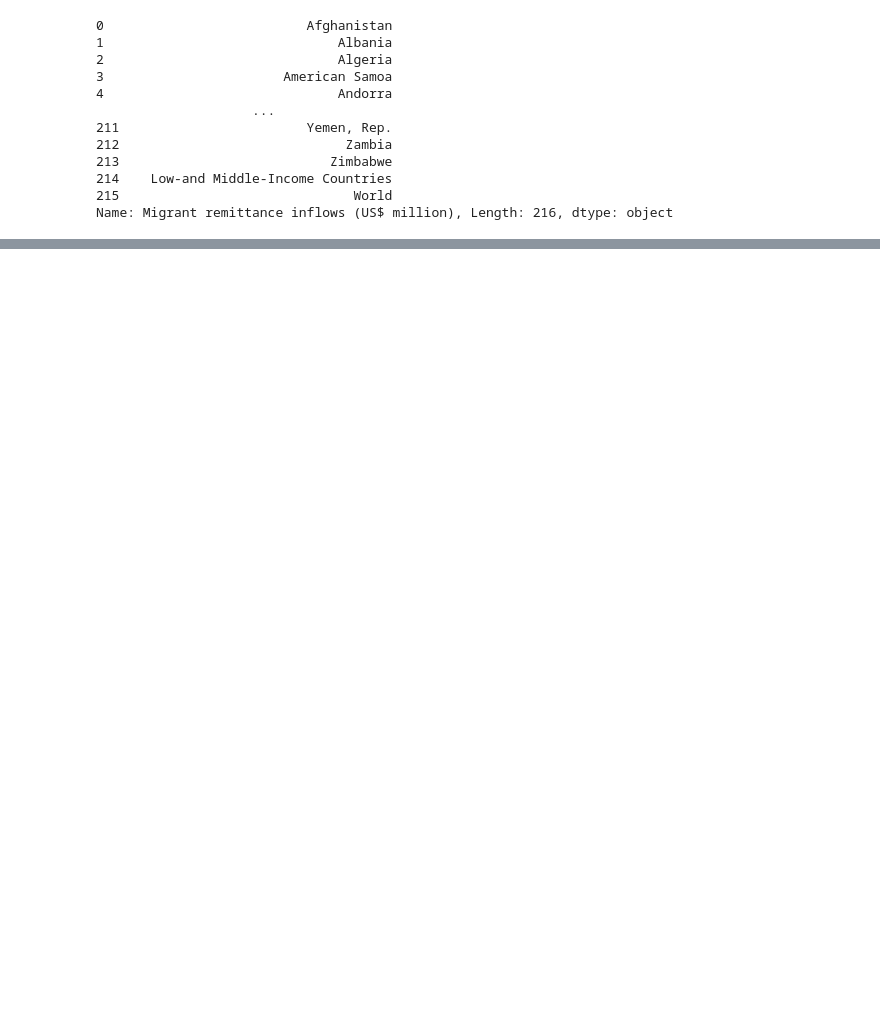
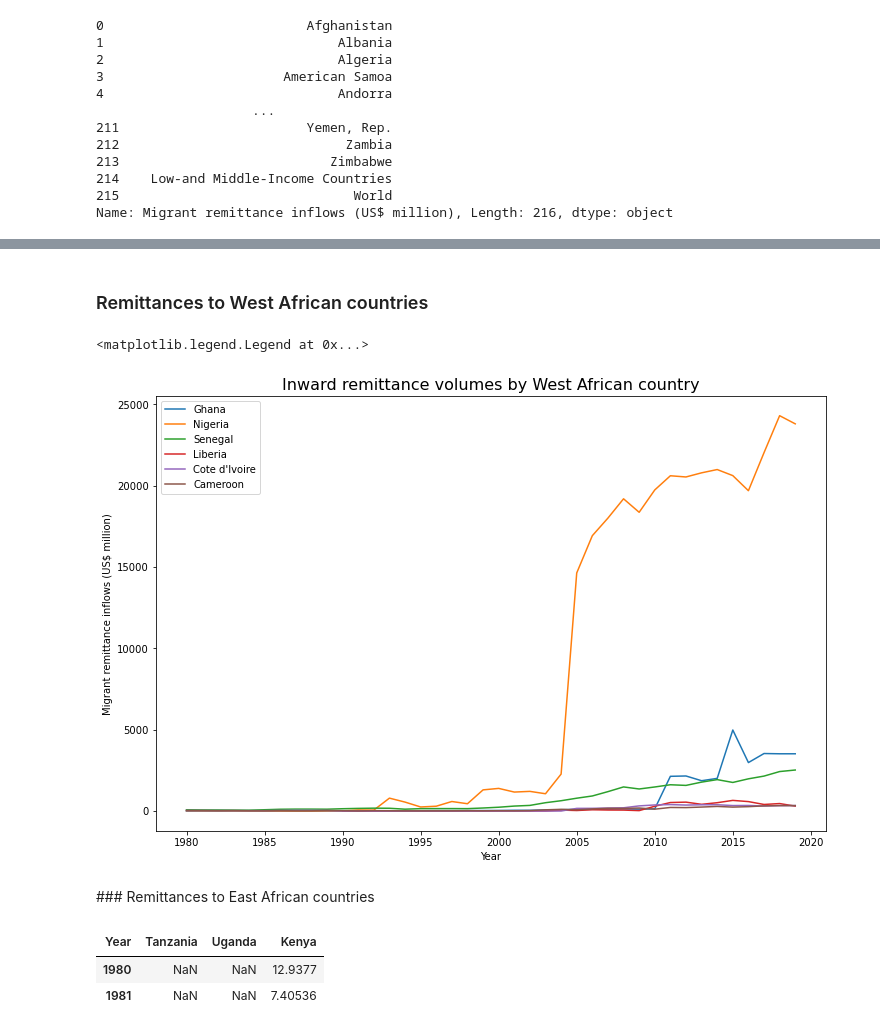
Before and after one commit to bndxn/bndxn.github.io, a Jupyter notebook: _notebooks/Remittances.ipynb, the cells around one changed output, grey strips where cells are left out. Cells and saved outputs as stored; diff of their text form; code cells hidden in the pictures; blank space fills up the shorter version.

Commit message:
Updating the remittances post

```diff
--- a/_notebooks/Remittances.ipynb
+++ b/_notebooks/Remittances.ipynb
@@ -175,0 +57,13 @@ dff.iloc[30,1:].astype(float).plot()
+# %%
+# Sendwave's current clients, describes only Ghana, Nigeria, Africa.
+# From https://www.sendwave.com/, then choosing "View available countries"
+customer_list = ['Bangladesh', 'Ghana', 'Liberia', 'Nigeria', 'Senegal', 'Tanzania', 'Kenya', 'Uganda',
+                 'Sri Lanka', "Cote d'Ivoire", 'Cameroon']
+# %%
+# Checking that all listed countries are named consistently in World Bank report
+# This gives error "ValueError: 'Ivory Coast' is not in list" -> changed this and now it find them all!
+j = 0
+for i in customer_list:
+    country_list.index(i)
+    j = j + 1
+print("Total:",j)
@@ -175,0 +81,10 @@ dff.iloc[30,1:].astype(float).plot()
+# %%
+# Customers in West Africa
+w_africa_c = ['Ghana', 'Nigeria', 'Senegal', 'Liberia', "Cote d'Ivoire", 'Cameroon'] # Cameroon is central-west
+e_africa_c = ['Tanzania', 'Uganda','Kenya']
+s_asia_c = ['Bangladesh', 'Sri Lanka']
+
+# Total markets
+e_africa = ['Djibouti', 'Eritrea', 'Ethiopia', 'Somalia', 'Sudan', 'South Sudan', 'Madagascar', 'Mauritius',
+ 'Comoros', 'Seychelles', 'Uganda', 'Rwanda', 'Burundi', 'Kenya', 'Tanzania', 'Mozambique', 'Malawi',
+ 'Zambia', 'Zimbabwe']
@@ -175,0 +98,7 @@ dff.iloc[30,1:].astype(float).plot()
+# %%
+# Building a DataFrame for West African countries
+df_w = pd.DataFrame()
+for i in w_africa_c:
+    add = df[[i]].copy()
+    df_w = pd.concat([df_w, add], axis=1)
+df_w.head()
@@ -175,0 +112,28 @@ dff.iloc[30,1:].astype(float).plot()
+# %% [markdown]
+### Remittances to West African countries
+# %%
+# Plot of remittance volumes per West African country
+# https://jakevdp.github.io/PythonDataScienceHandbook/04.01-simple-line-plots.html
+fig = plt.figure(figsize=(12,8))
+ax0 = plt.axes()
+ax0.plot(df_w)
+plt.title("Inward remittance volumes by West African country",size=16)
+plt.xlabel("Year")
+plt.ylabel("Migrant remittance inflows (US$ million)")
+ax0.legend(df_w)
+# %% [output]
+<matplotlib.legend.Legend at 0x...>
+[figure, added]
+# %% [markdown]
+### Remittances to East African countries
+# %%
+# Same thing for the East African countries
+df_e = pd.DataFrame()
+for i in e_africa_c:
+    add = df[[i]].copy()
+    df_e = pd.concat([df_e, add], axis=1)
+df_e.head(2)
+# %% [output]
+| Year | Tanzania | Uganda | Kenya |
+| 1980 | NaN | NaN | 12.9377 |
+| 1981 | NaN | NaN | 7.40536 |
```
Also changed, not shown: parts of 59 cells of this notebook, 3 other files.
